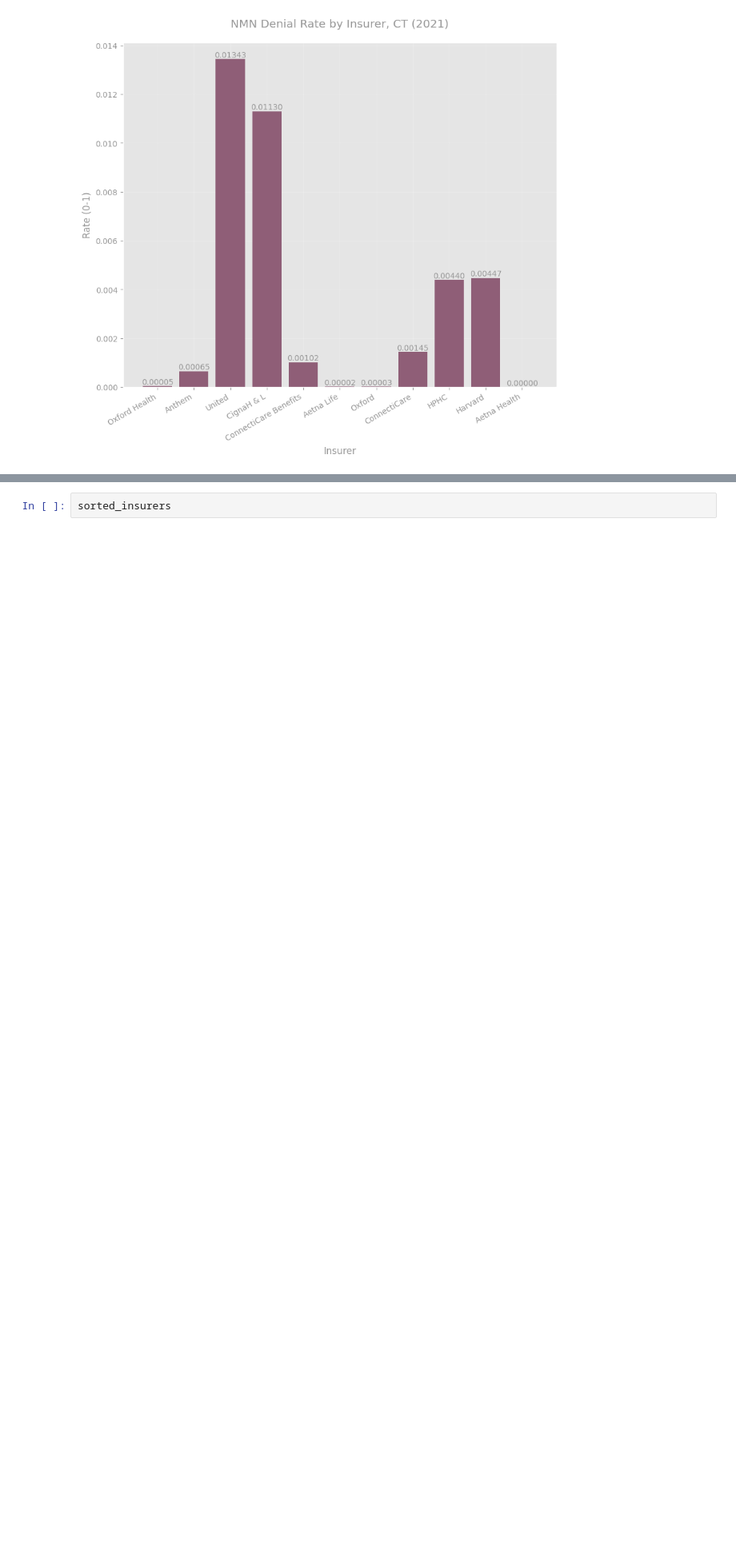
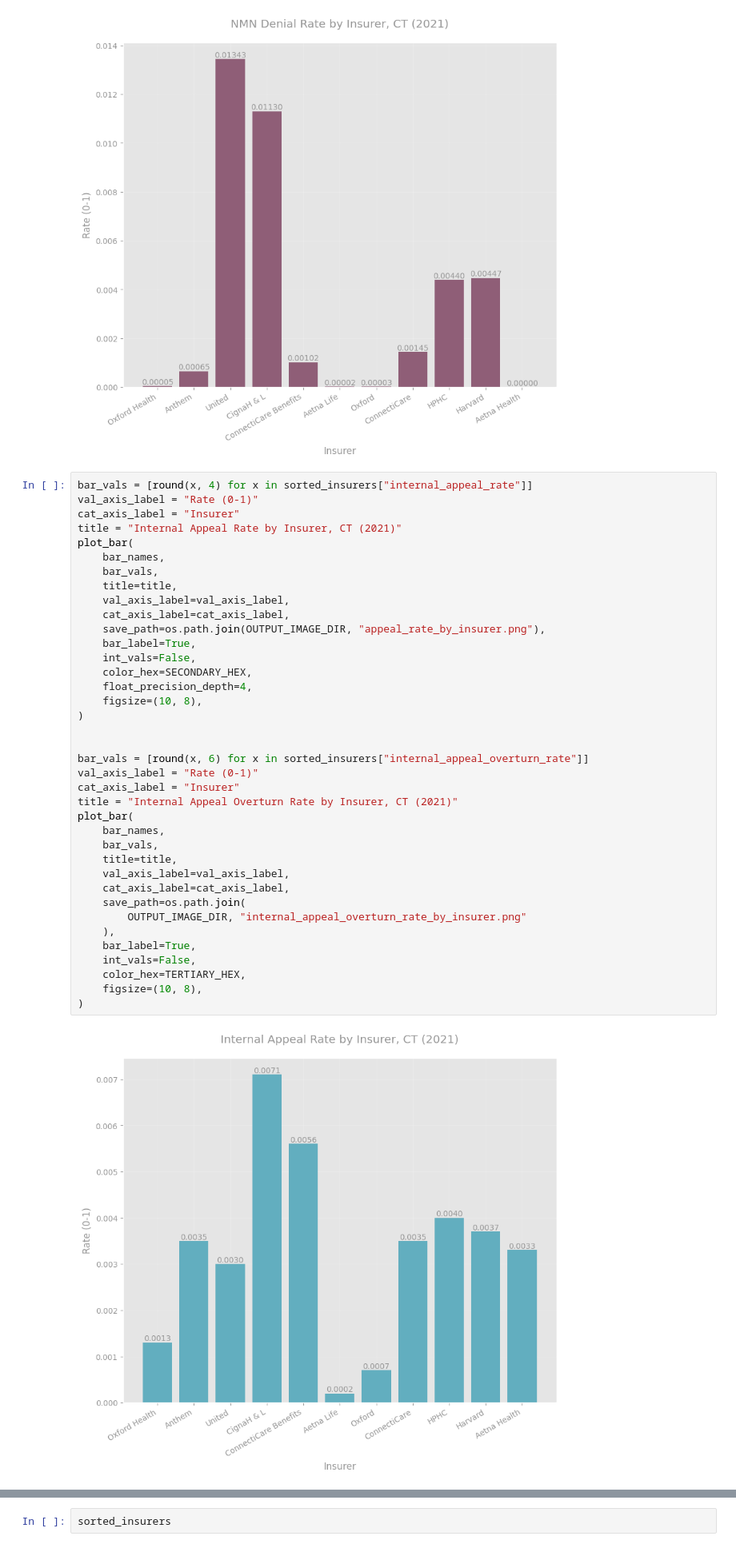
Before and after one commit to TPAFS/investigations, a Jupyter notebook: investigations/claims_denials/ct_claims.ipynb, the cells around one changed output, grey strips where cells are left out. Shown at 80% size. Saved outputs shown, nothing was run; the diff lists cells and outputs as text; blank space fills up the shorter version.

```diff
--- a/investigations/claims_denials/ct_claims.ipynb
+++ b/investigations/claims_denials/ct_claims.ipynb
@@ -700,3 +700,43 @@ plot_bar(
 # %% [output]
 [figure]
 [figure]
+# %%
+bar_vals = [round(x, 4) for x in sorted_insurers["internal_appeal_rate"]]
+val_axis_label = "Rate (0-1)"
+cat_axis_label = "Insurer"
+title = "Internal Appeal Rate by Insurer, CT (2021)"
+plot_bar(
+    bar_names,
+    bar_vals,
+    title=title,
+    val_axis_label=val_axis_label,
+    cat_axis_label=cat_axis_label,
+    save_path=os.path.join(OUTPUT_IMAGE_DIR, "appeal_rate_by_insurer.png"),
+    bar_label=True,
+    int_vals=False,
+    color_hex=SECONDARY_HEX,
+    float_precision_depth=4,
+    figsize=(10, 8),
+)
+
+
+bar_vals = [round(x, 6) for x in sorted_insurers["internal_appeal_overturn_rate"]]
+val_axis_label = "Rate (0-1)"
+cat_axis_label = "Insurer"
+title = "Internal Appeal Overturn Rate by Insurer, CT (2021)"
+plot_bar(
+    bar_names,
+    bar_vals,
+    title=title,
+    val_axis_label=val_axis_label,
+    cat_axis_label=cat_axis_label,
+    save_path=os.path.join(
+        OUTPUT_IMAGE_DIR, "internal_appeal_overturn_rate_by_insurer.png"
+    ),
+    bar_label=True,
+    int_vals=False,
+    color_hex=TERTIARY_HEX,
+    figsize=(10, 8),
+)
+# %% [output]
+[figure, added]
```
Also changed, not shown: parts of 1 cell of this notebook, 1 other file.
